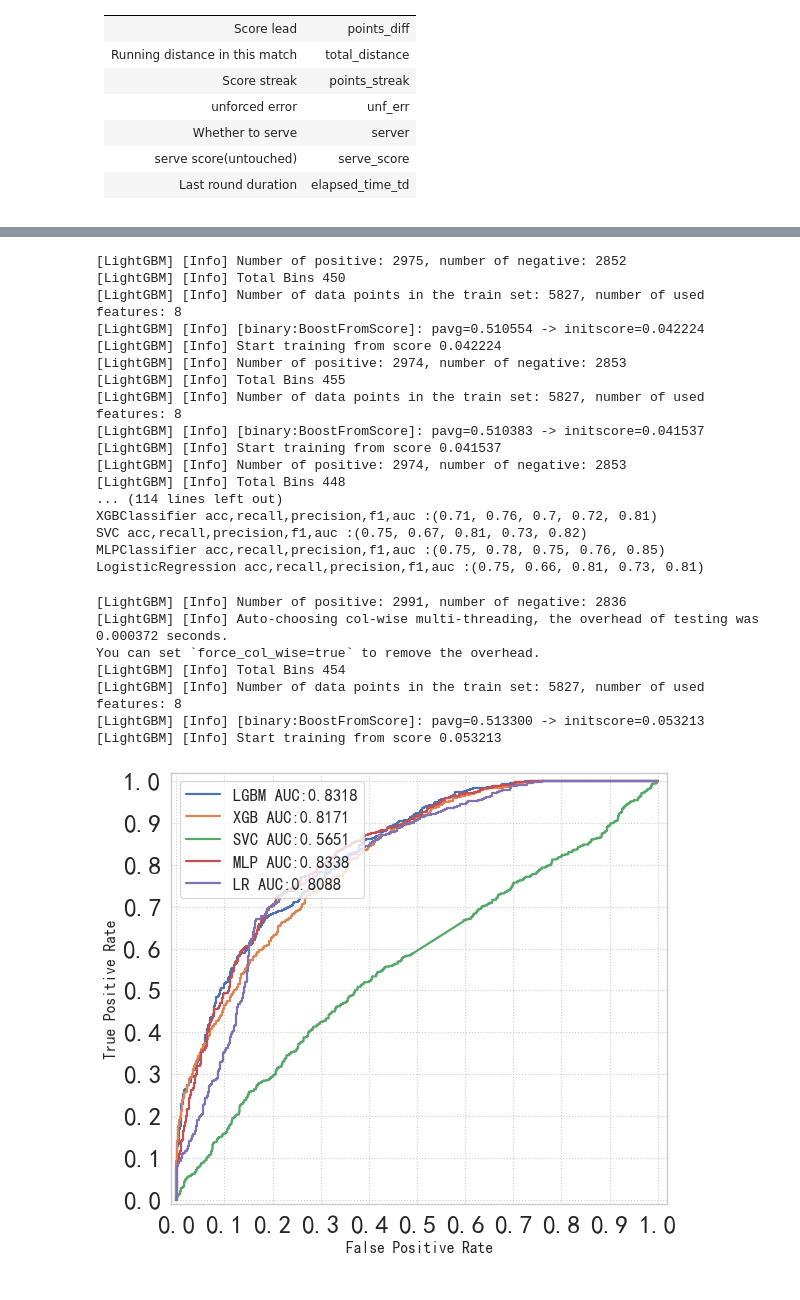
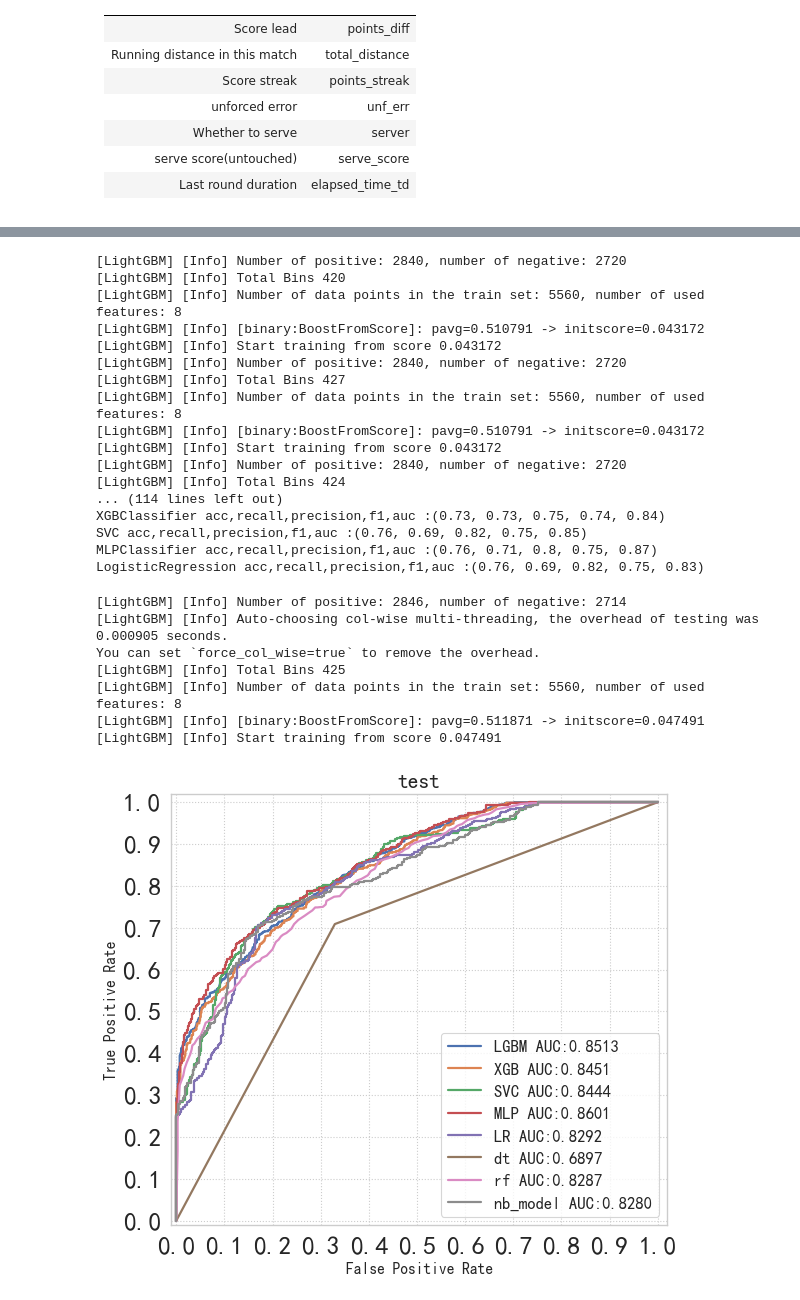
Before and after one commit to Jack-Huang02/MCM-C-Momentum-in-Tennis, a Jupyter notebook: tennis.ipynb, the cells around one changed output, grey strips where cells are left out. Cells and saved outputs as stored; diff of their text form; code cells hidden in the pictures.

```diff
--- a/tennis.ipynb
+++ b/tennis.ipynb
@@ -38,6 +38,7 @@ Therefore, we will process the original data to obtain the following **evaluatio
 # %%
 path = 'E:\MEM-Problem-C\data\data_processed.csv'
 dataset = pd.read_csv(path)
-data = dataset
-dataset
+dataset = dataset.drop(['match_id'], axis=1)
+data = pd.read_csv(path)
+dataset = dataset[:6950]
 # %% [output]
@@ -87,26 +87,30 @@ print(f'MLPClassifier acc,recall,precision,f1,auc :{function(model)}')
 model = LogisticRegression(random_state=50)
 print(f'LogisticRegression acc,recall,precision,f1,auc :{function(model)}')
 # %% [output]
-[LightGBM] [Info] Number of positive: 2975, number of negative: 2852
-[LightGBM] [Info] Total Bins 450
-[LightGBM] [Info] Number of data points in the train set: 5827, number of used features: 8
-[LightGBM] [Info] [binary:BoostFromScore]: pavg=0.510554 -> initscore=0.042224
-[LightGBM] [Info] Start training from score 0.042224
-[LightGBM] [Info] Number of positive: 2974, number of negative: 2853
-[LightGBM] [Info] Total Bins 455
-[LightGBM] [Info] Number of data points in the train set: 5827, number of used features: 8
-[LightGBM] [Info] [binary:BoostFromScore]: pavg=0.510383 -> initscore=0.041537
-[LightGBM] [Info] Start training from score 0.041537
-[LightGBM] [Info] Number of positive: 2974, number of negative: 2853
-[LightGBM] [Info] Total Bins 448
+[LightGBM] [Info] Number of positive: 2840, number of negative: 2720
+[LightGBM] [Info] Total Bins 420
+[LightGBM] [Info] Number of data points in the train set: 5560, number of used features: 8
+[LightGBM] [Info] [binary:BoostFromScore]: pavg=0.510791 -> initscore=0.043172
+[LightGBM] [Info] Start training from score 0.043172
+[LightGBM] [Info] Number of positive: 2840, number of negative: 2720
+[LightGBM] [Info] Total Bins 427
+[LightGBM] [Info] Number of data points in the train set: 5560, number of used features: 8
+[LightGBM] [Info] [binary:BoostFromScore]: pavg=0.510791 -> initscore=0.043172
+[LightGBM] [Info] Start training from score 0.043172
+[LightGBM] [Info] Number of positive: 2840, number of negative: 2720
+[LightGBM] [Info] Total Bins 424
 ... (114 lines left out)
-XGBClassifier acc,recall,precision,f1,auc :(0.71, 0.76, 0.7, 0.72, 0.81)
-SVC acc,recall,precision,f1,auc :(0.75, 0.67, 0.81, 0.73, 0.82)
-MLPClassifier acc,recall,precision,f1,auc :(0.75, 0.78, 0.75, 0.76, 0.85)
-LogisticRegression acc,recall,precision,f1,auc :(0.75, 0.66, 0.81, 0.73, 0.81)
+XGBClassifier acc,recall,precision,f1,auc :(0.73, 0.73, 0.75, 0.74, 0.84)
+SVC acc,recall,precision,f1,auc :(0.76, 0.69, 0.82, 0.75, 0.85)
+MLPClassifier acc,recall,precision,f1,auc :(0.76, 0.71, 0.8, 0.75, 0.87)
+LogisticRegression acc,recall,precision,f1,auc :(0.76, 0.69, 0.82, 0.75, 0.83)
 # %%
 import numpy as np
 from  sklearn import metrics
+from sklearn.tree import DecisionTreeClassifier
+from sklearn.ensemble import RandomForestClassifier
+from sklearn.naive_bayes import GaussianNB
+
 def f(model_list,name_list,types='train'):
     plt.figure(figsize=(8, 7), dpi=80, facecolor='w')    # dpi:每英寸长度的像素点数；facecolor 背景颜色
     plt.xlim((-0.01, 1.02))  # x,y 轴刻度的范围
@@ -124,41 +128,50 @@ def f(model_list,name_list,types='train'):
         for model,name in zip(model_list,name_list):
             ytest_prob = model.predict_proba(xtrain)[:,1]
             fpr, tpr, _ = metrics.roc_curve(ytrain, ytest_prob)
             auc = metrics.auc(fpr, tpr)
             plt.plot(fpr, tpr, '-', lw=2, label=f'{name} AUC:%.4f' % auc)  # 绘制AUC 曲线
-    plt.legend(loc='upper left',fontsize=15)    # 设置显示标签的位置
+    plt.legend(loc='lower right',fontsize=15)    # 设置显示标签的位置
     plt.xlabel('False Positive Rate', fontsize=14)   #绘制x,y 坐标轴对应的标签
     plt.ylabel('True Positive Rate', fontsize=14)
     plt.tick_params(labelsize=23)
 
     plt.grid(True, ls=':')  # 绘制网格作为底板;b是否显示网格线；ls表示line style
     plt.savefig(f'results\\roc_auc({types}).png',dpi=500)
+    plt.title(types)
     plt.show()
 
 
 xtrain, xvalid, ytrain, yvalid = train_test_split(dataset[columns].values,dataset['p1_label'].values,random_state=620,test_size=0.2)
 
 model1 = LGBMClassifier(random_state=30)
 model2 = XGBClassifier(random_state=50)
 model3 = SVC(probability=True,random_state=50)
 model4 = MLPClassifier(random_state=60)
 model5 = LogisticRegression(random_state=50)
+dt_model = DecisionTreeClassifier(random_state=50)
+rf_model = RandomForestClassifier(random_state=50)
+nb_model = GaussianNB()
+
+
+# 随机森林
 
 model1.fit(xtrain,ytrain)
 model2.fit(xtrain,ytrain)
 model3.fit(xtrain,ytrain)
 model4.fit(xtrain,ytrain)
 model5.fit(xtrain,ytrain)
+dt_model.fit(xtrain, ytrain)
+rf_model.fit(xtrain, ytrain)
+nb_model.fit(xtrain, ytrain)
 
-
-f([model1,model2,model3,model4,model5],['LGBM','XGB','SVC','MLP','LR'],'test')
-f([model1,model2,model3,model4,model5],['LGBM','XGB','SVC','MLP','LR'],'train')
+f([model1,model2,model3,model4,model5, dt_model, rf_model, nb_model],['LGBM','XGB','SVC','MLP','LR', 'dt', 'rf', 'nb_model'],'test')
+f([model1,model2,model3,model4,model5, dt_model, rf_model, nb_model],['LGBM','XGB','SVC','MLP','LR', 'dt', 'rf', 'nb_model'],'train')
 # %% [output]
-[LightGBM] [Info] Number of positive: 2991, number of negative: 2836
-[LightGBM] [Info] Auto-choosing col-wise multi-threading, the overhead of testing was 0.000372 seconds.
+[LightGBM] [Info] Number of positive: 2846, number of negative: 2714
+[LightGBM] [Info] Auto-choosing col-wise multi-threading, the overhead of testing was 0.000905 seconds.
 You can set `force_col_wise=true` to remove the overhead.
-[LightGBM] [Info] Total Bins 454
-[LightGBM] [Info] Number of data points in the train set: 5827, number of used features: 8
-[LightGBM] [Info] [binary:BoostFromScore]: pavg=0.513300 -> initscore=0.053213
-[LightGBM] [Info] Start training from score 0.053213
+[LightGBM] [Info] Total Bins 425
+[LightGBM] [Info] Number of data points in the train set: 5560, number of used features: 8
+[LightGBM] [Info] [binary:BoostFromScore]: pavg=0.511871 -> initscore=0.047491
+[LightGBM] [Info] Start training from score 0.047491
-[figure, old version]
+[figure, new version]
```
Also changed, not shown: parts of 7 cells of this notebook.
